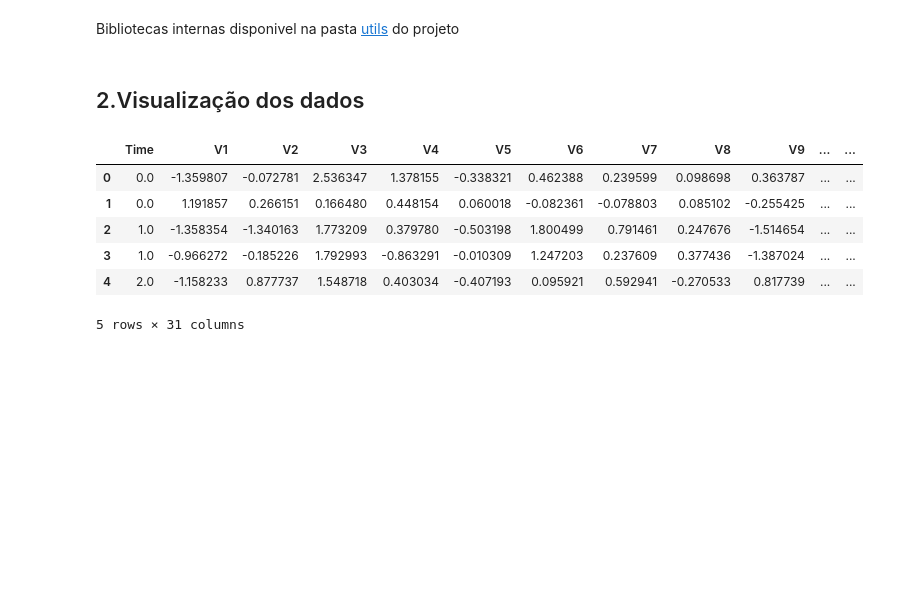
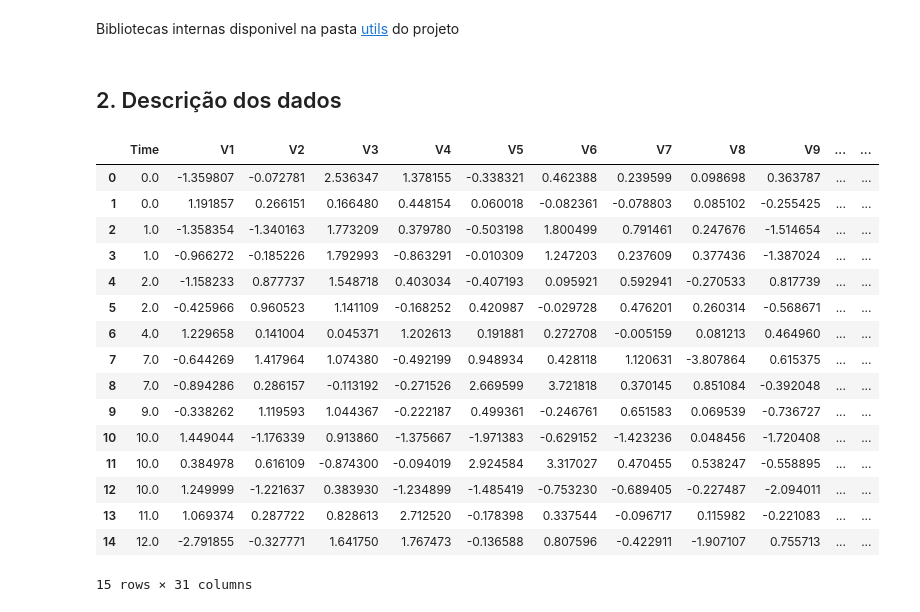
Before and after one commit to Gustavo-michel/Credit-Card-Fraud-Detection, a Jupyter notebook: notebooks/main.ipynb, the cells around one changed output. Saved outputs shown, nothing was run; the diff lists cells and outputs as text; code cells hidden in the pictures; blank space fills up the shorter version.

```diff
--- a/notebooks/main.ipynb
+++ b/notebooks/main.ipynb
@@ -26,15 +29,25 @@ from utils.plot_utils import *
 from utils.model_utils import *
 # %% [markdown]
-## 2.Visualização dos dados
+## 2. Descrição dos dados
 # %%
 df = pd.read_csv("../data\creditcard.csv")
 # %%
-df.head()
+df.head(15)
 # %% [output]
 |  | Time | V1 | V2 | V3 | V4 | V5 | V6 | V7 | V8 | V9 | ... | ... |
 | 0 | 0.0 | -1.359807 | -0.072781 | 2.536347 | 1.378155 | -0.338321 | 0.462388 | 0.239599 | 0.098698 | 0.363787 | ... | ... |
 | 1 | 0.0 | 1.191857 | 0.266151 | 0.166480 | 0.448154 | 0.060018 | -0.082361 | -0.078803 | 0.085102 | -0.255425 | ... | ... |
 | 2 | 1.0 | -1.358354 | -1.340163 | 1.773209 | 0.379780 | -0.503198 | 1.800499 | 0.791461 | 0.247676 | -1.514654 | ... | ... |
 | 3 | 1.0 | -0.966272 | -0.185226 | 1.792993 | -0.863291 | -0.010309 | 1.247203 | 0.237609 | 0.377436 | -1.387024 | ... | ... |
 | 4 | 2.0 | -1.158233 | 0.877737 | 1.548718 | 0.403034 | -0.407193 | 0.095921 | 0.592941 | -0.270533 | 0.817739 | ... | ... |
+| 5 | 2.0 | -0.425966 | 0.960523 | 1.141109 | -0.168252 | 0.420987 | -0.029728 | 0.476201 | 0.260314 | -0.568671 | ... | ... |
+| 6 | 4.0 | 1.229658 | 0.141004 | 0.045371 | 1.202613 | 0.191881 | 0.272708 | -0.005159 | 0.081213 | 0.464960 | ... | ... |
+| 7 | 7.0 | -0.644269 | 1.417964 | 1.074380 | -0.492199 | 0.948934 | 0.428118 | 1.120631 | -3.807864 | 0.615375 | ... | ... |
+| 8 | 7.0 | -0.894286 | 0.286157 | -0.113192 | -0.271526 | 2.669599 | 3.721818 | 0.370145 | 0.851084 | -0.392048 | ... | ... |
+| 9 | 9.0 | -0.338262 | 1.119593 | 1.044367 | -0.222187 | 0.499361 | -0.246761 | 0.651583 | 0.069539 | -0.736727 | ... | ... |
+| 10 | 10.0 | 1.449044 | -1.176339 | 0.913860 | -1.375667 | -1.971383 | -0.629152 | -1.423236 | 0.048456 | -1.720408 | ... | ... |
+| 11 | 10.0 | 0.384978 | 0.616109 | -0.874300 | -0.094019 | 2.924584 | 3.317027 | 0.470455 | 0.538247 | -0.558895 | ... | ... |
+| 12 | 10.0 | 1.249999 | -1.221637 | 0.383930 | -1.234899 | -1.485419 | -0.753230 | -0.689405 | -0.227487 | -2.094011 | ... | ... |
+| 13 | 11.0 | 1.069374 | 0.287722 | 0.828613 | 2.712520 | -0.178398 | 0.337544 | -0.096717 | 0.115982 | -0.221083 | ... | ... |
+| 14 | 12.0 | -2.791855 | -0.327771 | 1.641750 | 1.767473 | -0.136588 | 0.807596 | -0.422911 | -1.907107 | 0.755713 | ... | ... |
-5 rows × 31 columns
+15 rows × 31 columns
```
Also changed, not shown: parts of 42 cells of this notebook, 7 other files.
